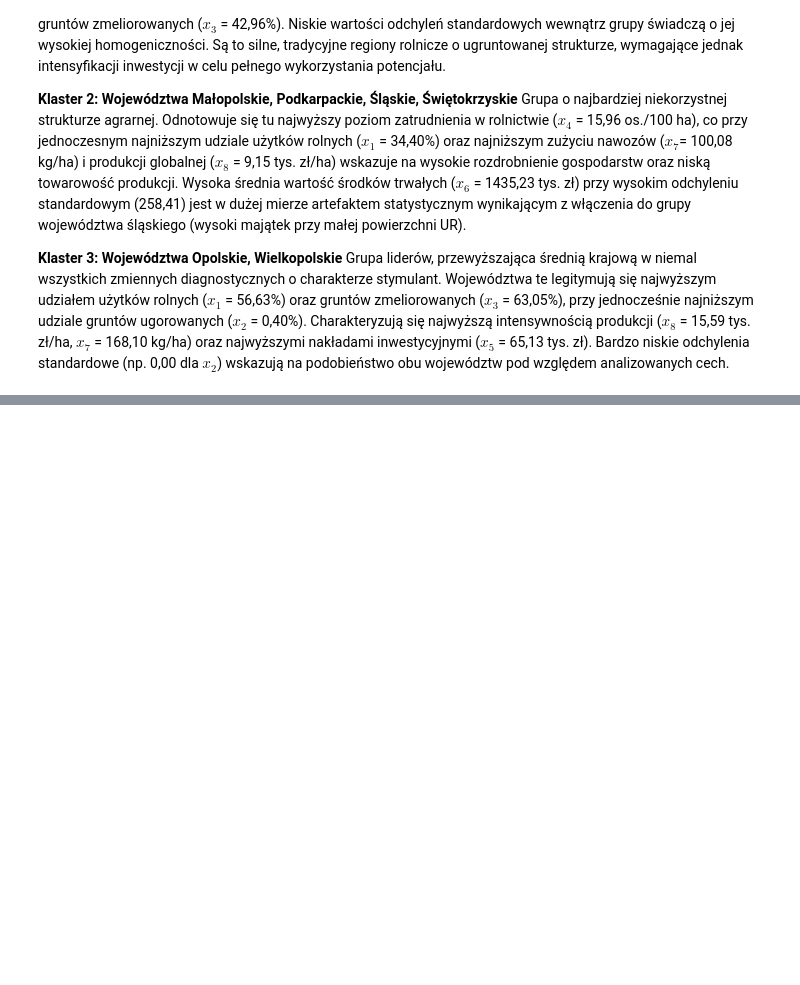
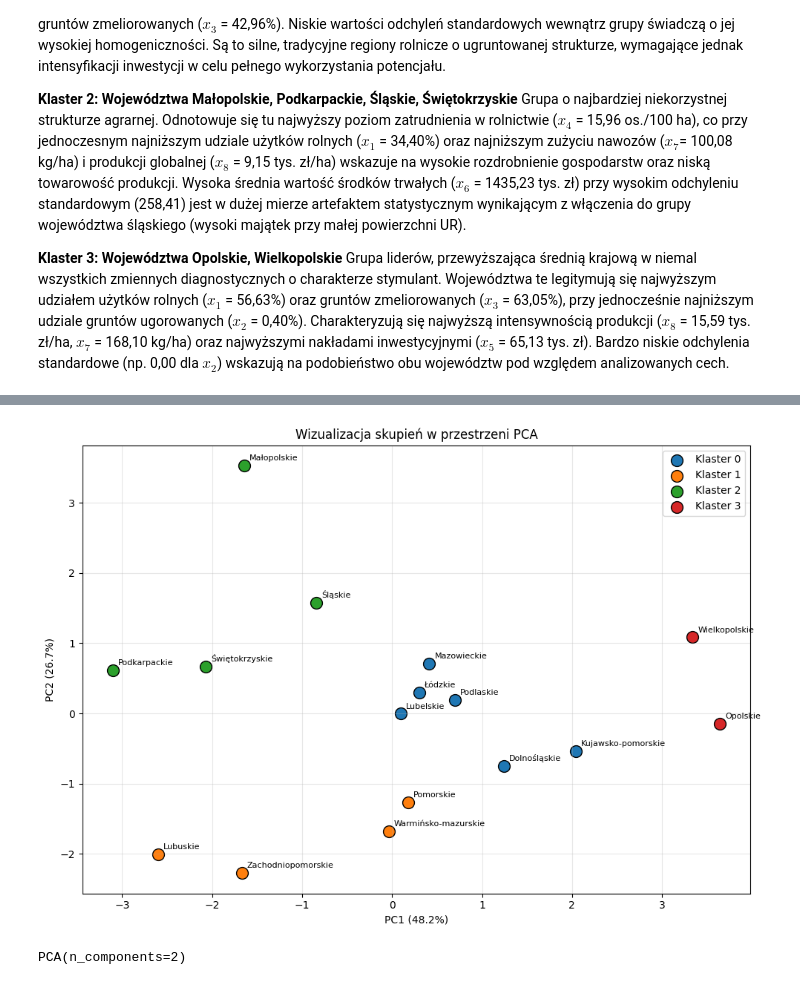
Before and after one commit to pawszu908/sad-project-1, a Jupyter notebook: Analiza.ipynb, the cells around one changed output, grey strips where cells are left out. Saved outputs shown, nothing was run; the diff lists cells and outputs as text; code cells hidden in the pictures; blank space fills up the shorter version.

```diff
--- a/Analiza.ipynb
+++ b/Analiza.ipynb
@@ -421,0 +448,6 @@ Grupa liderów, przewyższająca średnią krajową w niemal wszystkich zmiennyc
+# %%
+from sklearn.cluster import KMeans
+
+kmeans = KMeans(n_clusters=4, n_init=100, random_state=42)
+labels_km = kmeans.fit_predict(x)
+clustering.list_group_members(names, labels_km)
@@ -421,0 +487,5 @@ Grupa liderów, przewyższająca średnią krajową w niemal wszystkich zmiennyc
+# %%
+clustering.plot_pca_clusters(x, labels_km, names)
+# %% [output]
+[figure, added]
+PCA(n_components=2)
```
Also changed, not shown: parts of 9 cells of this notebook, 1 other file.
